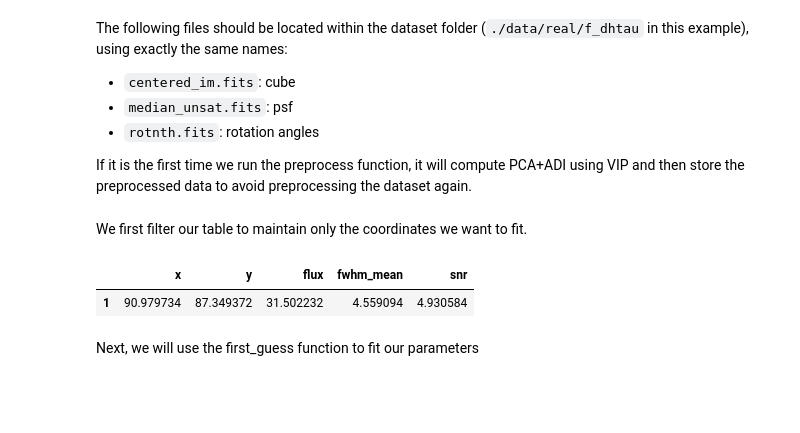
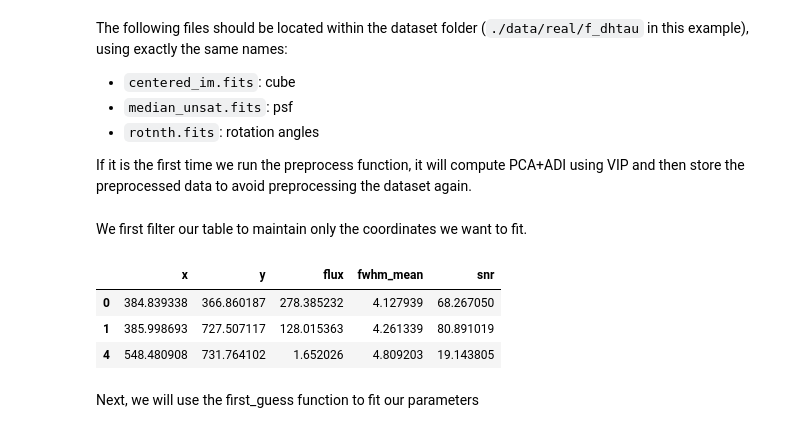
Before and after one commit to yemsnucleus/NEGFC, a Jupyter notebook: tutorial.ipynb, the cells around one changed output. Drawn from its saved outputs; the diff is of its cells as text; code cells hidden in the pictures; blank space fills up the shorter version.

```diff
--- a/tutorial.ipynb
+++ b/tutorial.ipynb
@@ -24,8 +35,8 @@ The first step is to preprocess the data, which involves normalizing the PSF, cr
 # %%
 %%time
 window_size = 15
-data_path = './data/real/HCI/'
-table, cube, psf = preprocess(data_path)
+data_path = './data/real/f_dhtau/'
+table, cube, psf, rot_angles = preprocess(data_path)
 dataset_name = data_path.split('/')[-2]
 dataset_name
 # %% [output]
@@ -51,11 +62,13 @@ If it is the first time we run the preprocess function, it will compute PCA+ADI
 # %% [markdown]
 We first filter our table to maintain only the coordinates we want to fit.
 # %%
-table = table[table['snr']>3]
+table = table[table['snr']>15]
 table
 # %% [output]
 |  | x | y | flux | fwhm_mean | snr |
-| 1 | 90.979734 | 87.349372 | 31.502232 | 4.559094 | 4.930584 |
+| 0 | 384.839338 | 366.860187 | 278.385232 | 4.127939 | 68.267050 |
+| 1 | 385.998693 | 727.507117 | 128.015363 | 4.261339 | 80.891019 |
+| 4 | 548.480908 | 731.764102 | 1.652026 | 4.809203 | 19.143805 |
 # %% [markdown]
 Next, we will use the first_guess function to fit our parameters
 # %%
```
Also changed, not shown: parts of 23 cells of this notebook, 2 other files.
